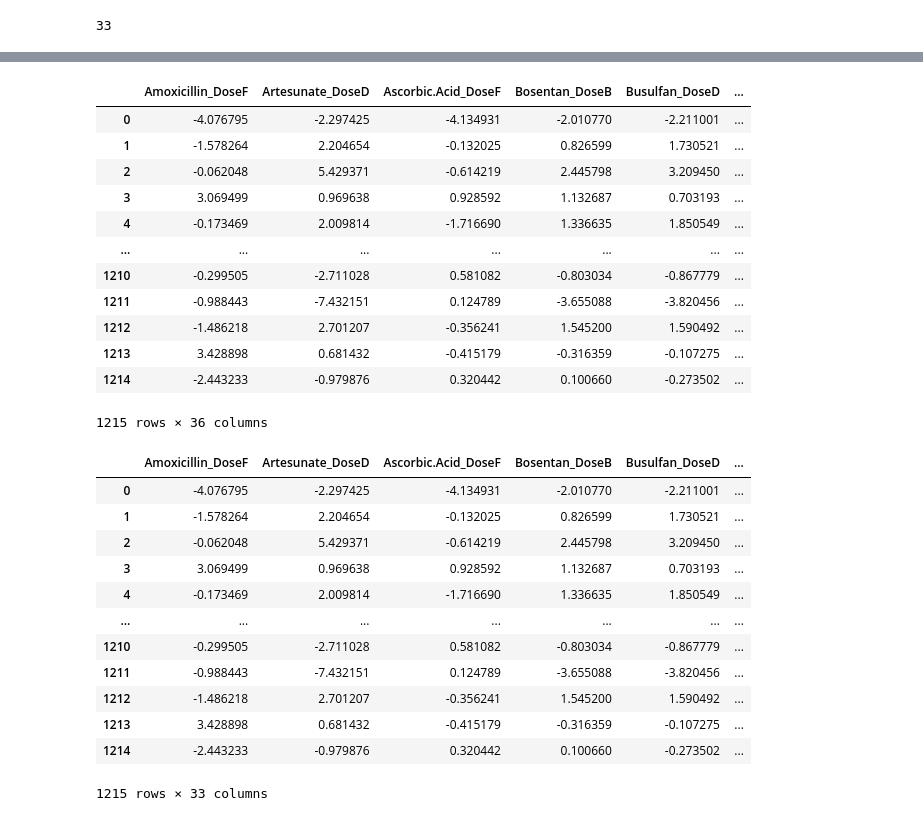
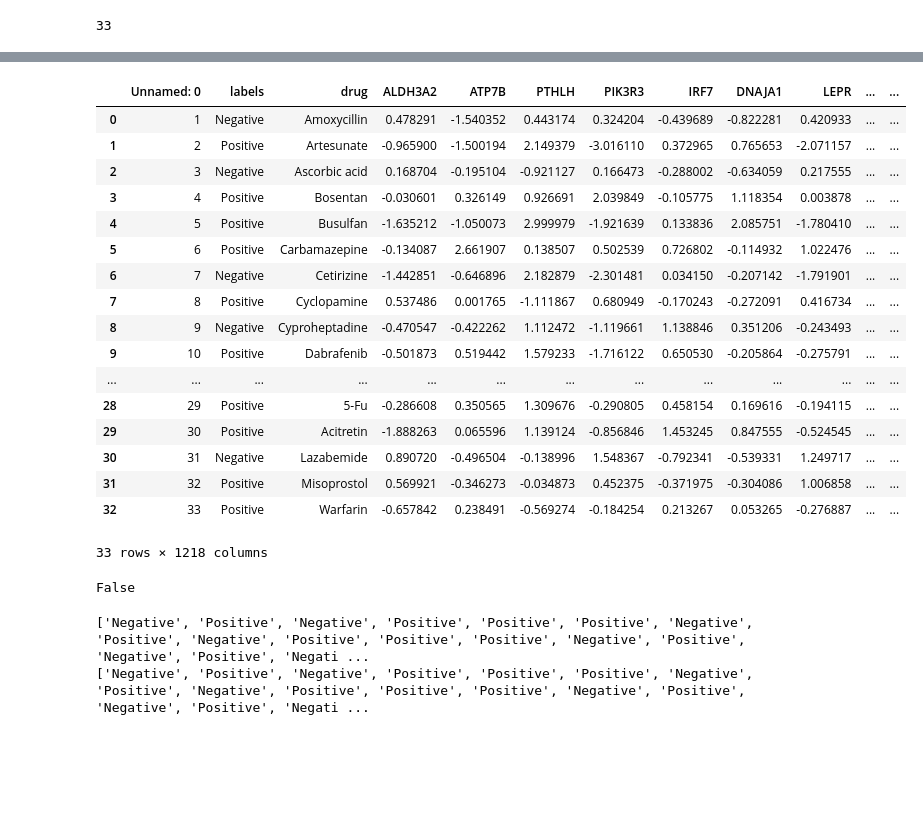
Before and after one commit to lippunej/PMDA-Summer-School-2023, a Jupyter notebook: TS_teratox.ipynb, the cells around one changed output, grey strips where cells are left out. Saved outputs shown, nothing was run; the diff lists cells and outputs as text; code cells hidden in the pictures; blank space fills up the shorter version.

```diff
--- a/teratox_eda.ipynb
+++ b/TS_teratox.ipynb
@@ -55,0 +45,3 @@ teratox_commercial_pscore.head()
+# %%
+teratox_commercial_tscore = pd.read_csv('data/TeraTox-commericial-TScore.csv')
+teratox_commercial_tscore.head()
@@ -177,33 +144,31 @@ teratox_commercial_pscore_per_drug_dose
-# %%
-teratox_commercial_pscore_per_drug_dose
-# %% [output]
-|  | Amoxicillin_DoseF | Artesunate_DoseD | Ascorbic.Acid_DoseF | Bosentan_DoseB | Busulfan_DoseD | ... |
-| 0 | -4.076795 | -2.297425 | -4.134931 | -2.010770 | -2.211001 | ... |
-| 1 | -1.578264 | 2.204654 | -0.132025 | 0.826599 | 1.730521 | ... |
-| 2 | -0.062048 | 5.429371 | -0.614219 | 2.445798 | 3.209450 | ... |
-| 3 | 3.069499 | 0.969638 | 0.928592 | 1.132687 | 0.703193 | ... |
-| 4 | -0.173469 | 2.009814 | -1.716690 | 1.336635 | 1.850549 | ... |
-| ... | ... | ... | ... | ... | ... | ... |
-| 1210 | -0.299505 | -2.711028 | 0.581082 | -0.803034 | -0.867779 | ... |
-| 1211 | -0.988443 | -7.432151 | 0.124789 | -3.655088 | -3.820456 | ... |
-| 1212 | -1.486218 | 2.701207 | -0.356241 | 1.545200 | 1.590492 | ... |
-| 1213 | 3.428898 | 0.681432 | -0.415179 | -0.316359 | -0.107275 | ... |
-| 1214 | -2.443233 | -0.979876 | 0.320442 | 0.100660 | -0.273502 | ... |
-1215 rows × 36 columns
-# %%
-teratox_commercial_pscore_per_drug_dose.join(teratox_commercial_pscore['NAME'])
-teratox_commercial_pscore_per_drug_dose
-# %% [output]
-|  | Amoxicillin_DoseF | Artesunate_DoseD | Ascorbic.Acid_DoseF | Bosentan_DoseB | Busulfan_DoseD | ... |
-| 0 | -4.076795 | -2.297425 | -4.134931 | -2.010770 | -2.211001 | ... |
-| 1 | -1.578264 | 2.204654 | -0.132025 | 0.826599 | 1.730521 | ... |
-| 2 | -0.062048 | 5.429371 | -0.614219 | 2.445798 | 3.209450 | ... |
-| 3 | 3.069499 | 0.969638 | 0.928592 | 1.132687 | 0.703193 | ... |
-| 4 | -0.173469 | 2.009814 | -1.716690 | 1.336635 | 1.850549 | ... |
-| ... | ... | ... | ... | ... | ... | ... |
-| 1210 | -0.299505 | -2.711028 | 0.581082 | -0.803034 | -0.867779 | ... |
-| 1211 | -0.988443 | -7.432151 | 0.124789 | -3.655088 | -3.820456 | ... |
-| 1212 | -1.486218 | 2.701207 | -0.356241 | 1.545200 | 1.590492 | ... |
-| 1213 | 3.428898 | 0.681432 | -0.415179 | -0.316359 | -0.107275 | ... |
-| 1214 | -2.443233 | -0.979876 | 0.320442 | 0.100660 | -0.273502 | ... |
-1215 rows × 33 columns
+# %%
+teratox_commercial_tscore
+# %% [output]
+|  | Unnamed: 0 | labels | drug | ALDH3A2 | ATP7B | PTHLH | PIK3R3 | IRF7 | DNAJA1 | LEPR | ... | ... |
+| 0 | 1 | Negative | Amoxycillin | 0.478291 | -1.540352 | 0.443174 | 0.324204 | -0.439689 | -0.822281 | 0.420933 | ... | ... |
+| 1 | 2 | Positive | Artesunate | -0.965900 | -1.500194 | 2.149379 | -3.016110 | 0.372965 | 0.765653 | -2.071157 | ... | ... |
+| 2 | 3 | Negative | Ascorbic acid | 0.168704 | -0.195104 | -0.921127 | 0.166473 | -0.288002 | -0.634059 | 0.217555 | ... | ... |
+| 3 | 4 | Positive | Bosentan | -0.030601 | 0.326149 | 0.926691 | 2.039849 | -0.105775 | 1.118354 | 0.003878 | ... | ... |
+| 4 | 5 | Positive | Busulfan | -1.635212 | -1.050073 | 2.999979 | -1.921639 | 0.133836 | 2.085751 | -1.780410 | ... | ... |
+| 5 | 6 | Positive | Carbamazepine | -0.134087 | 2.661907 | 0.138507 | 0.502539 | 0.726802 | -0.114932 | 1.022476 | ... | ... |
+| 6 | 7 | Negative | Cetirizine | -1.442851 | -0.646896 | 2.182879 | -2.301481 | 0.034150 | -0.207142 | -1.791901 | ... | ... |
+| 7 | 8 | Positive | Cyclopamine | 0.537486 | 0.001765 | -1.111867 | 0.680949 | -0.170243 | -0.272091 | 0.416734 | ... | ... |
+| 8 | 9 | Negative | Cyproheptadine | -0.470547 | -0.422262 | 1.112472 | -1.119661 | 1.138846 | 0.351206 | -0.243493 | ... | ... |
+| 9 | 10 | Positive | Dabrafenib | -0.501873 | 0.519442 | 1.579233 | -1.716122 | 0.650530 | -0.205864 | -0.275791 | ... | ... |
+| ... | ... | ... | ... | ... | ... | ... | ... | ... | ... | ... | ... | ... |
+| 28 | 29 | Positive | 5-Fu | -0.286608 | 0.350565 | 1.309676 | -0.290805 | 0.458154 | 0.169616 | -0.194115 | ... | ... |
+| 29 | 30 | Positive | Acitretin | -1.888263 | 0.065596 | 1.139124 | -0.856846 | 1.453245 | 0.847555 | -0.524545 | ... | ... |
+| 30 | 31 | Negative | Lazabemide | 0.890720 | -0.496504 | -0.138996 | 1.548367 | -0.792341 | -0.539331 | 1.249717 | ... | ... |
+| 31 | 32 | Positive | Misoprostol | 0.569921 | -0.346273 | -0.034873 | 0.452375 | -0.371975 | -0.304086 | 1.006858 | ... | ... |
+| 32 | 33 | Positive | Warfarin | -0.657842 | 0.238491 | -0.569274 | -0.184254 | 0.213267 | 0.053265 | -0.276887 | ... | ... |
+33 rows × 1218 columns
+# %%
+teratox_commercial_tscore['labels'].equals(teratox_commercial_phenodata_below_cyto_withoutSD['Teratogenicity'])
+# %% [output]
+False
+# %%
+print(teratox_commercial_tscore['labels'].to_list())
+print(teratox_commercial_phenodata_below_cyto_withoutSD['Teratogenicity'].to_list())
+# %% [output]
+['Negative', 'Positive', 'Negative', 'Positive', 'Positive', 'Positive', 'Negative', 'Positive', 'Negative', 'Positive', 'Positive', 'Positive', 'Negative', 'Positive', 'Negative', 'Positive', 'Negati ...
+['Negative', 'Positive', 'Negative', 'Positive', 'Positive', 'Positive', 'Negative', 'Positive', 'Negative', 'Positive', 'Positive', 'Positive', 'Negative', 'Positive', 'Negative', 'Positive', 'Negati ...
```
Also changed, not shown: parts of 27 cells of this notebook, 9 other files.
